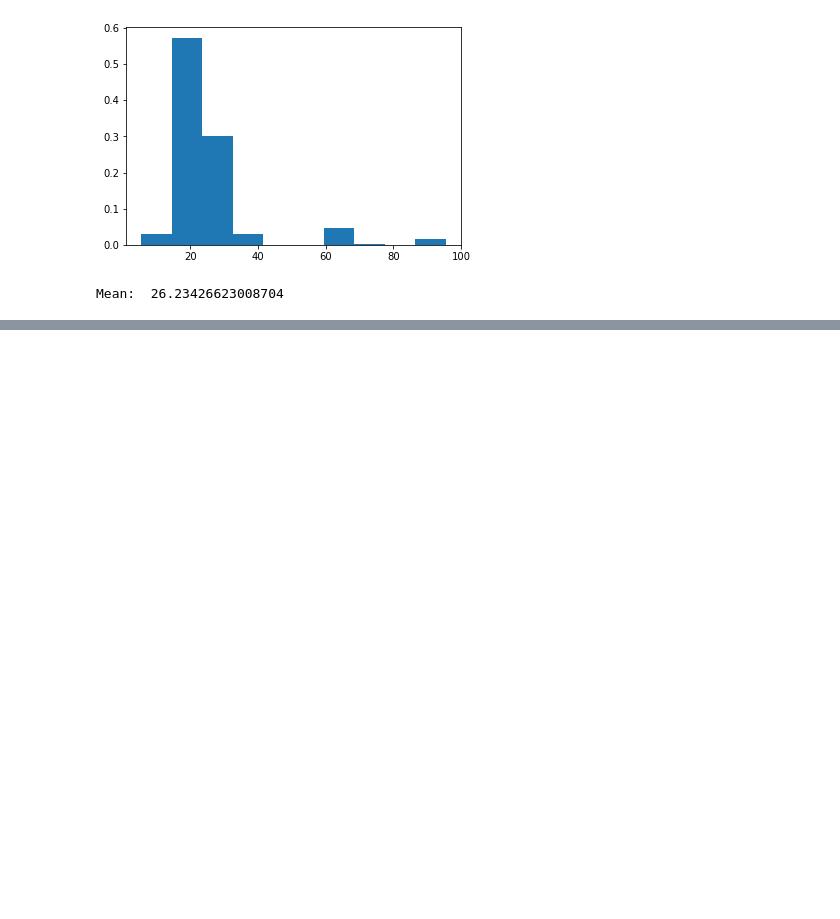
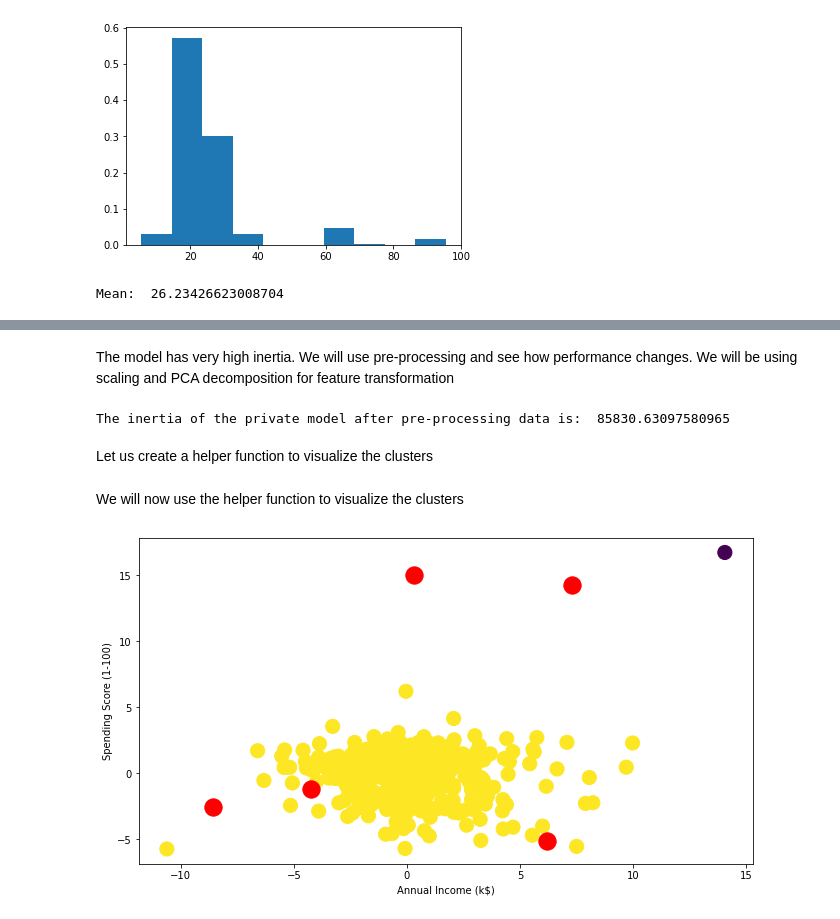
Before and after one commit to syednayeemridwan/data-science-projects, a Jupyter notebook: Data Anonymization and Release/data anonymization.ipynb, the cells around one changed output, grey strips where cells are left out. Saved outputs shown, nothing was run; the diff lists cells and outputs as text; code cells hidden in the pictures; blank space fills up the shorter version.

```diff
--- a/Data Anonymization and Release/data anonymization.ipynb
+++ b/Data Anonymization and Release/data anonymization.ipynb
@@ -520,0 +537,5 @@ Mean:  26.23426623008704
+# %%
+from sklearn.model_selection import train_test_split
+nbax = nba.dropna()
+nbax = nbax.drop(["Player","NBA_Country","nba_origin_generalized","email","ssn","age_group"], axis=1)
+X_train, X_test, y_train, y_test = train_test_split(nbax.drop("Tm",axis=1), nbax["Tm"], test_size=0.25, random_state=42)
@@ -520,0 +591,45 @@ Mean:  26.23426623008704
+# %% [markdown]
+The model has very high inertia. We will use pre-processing and see how performance changes. We will be using scaling and PCA decomposition for feature transformation
+# %%
+from sklearn.decomposition import PCA
+from sklearn.preprocessing import StandardScaler
+
+# Initialize the standard scaler and fit transform the data performance
+scaler = StandardScaler()
+perfomance = scaler.fit_transform(perfomance)
+
+# Initialize PCA and fit transform it to the data performance
+pca = PCA()
+perfomance = pca.fit_transform(perfomance)
+
+# Build the differentially private k-means model
+model = KMeans(n_clusters=4)
+
+# Fit the model to the data
+model.fit(perfomance)
+
+print("The inertia of the private model after pre-processing data is: ",model.inertia_)
+# %% [output]
+The inertia of the private model after pre-processing data is:  85830.63097580965
+# %% [markdown]
+Let us create a helper function to visualize the clusters
+# %%
+def show_clusters(X, dpkmeans):
+  plt.figure(figsize = (11 , 6) )
+  plt.scatter(X[:,0], X[:,1], c=dpkmeans.labels_, s=200)
+  plt.scatter(dpkmeans.cluster_centers_[:,0] ,dpkmeans.cluster_centers_[:,1],s = 300 , c = 'red', )
+  plt.ylabel('Spending Score (1-100)') , plt.xlabel('Annual Income (k$)')
+  plt.show()
+# %% [markdown]
+We will now use the helper function to visualize the clusters
+# %%
+# Build the differentially private K-means model
+model = KMeans(n_clusters=5)
+
+# Fit the model to the data
+model.fit(perfomance)
+
+# Show the resulting clusters
+show_clusters(perfomance, model)
+# %% [output]
+[figure, added]
```
Also changed, not shown: parts of 11 cells of this notebook.
